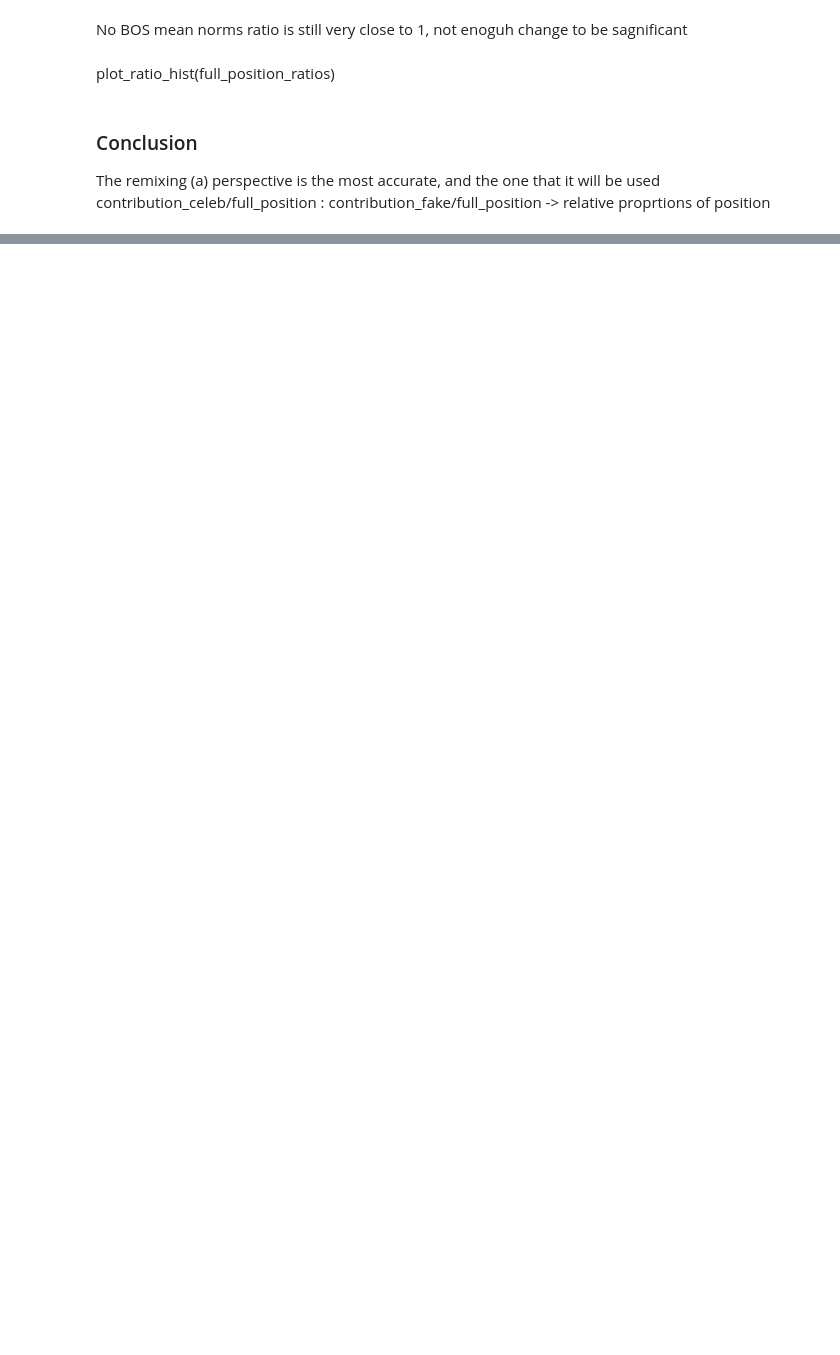
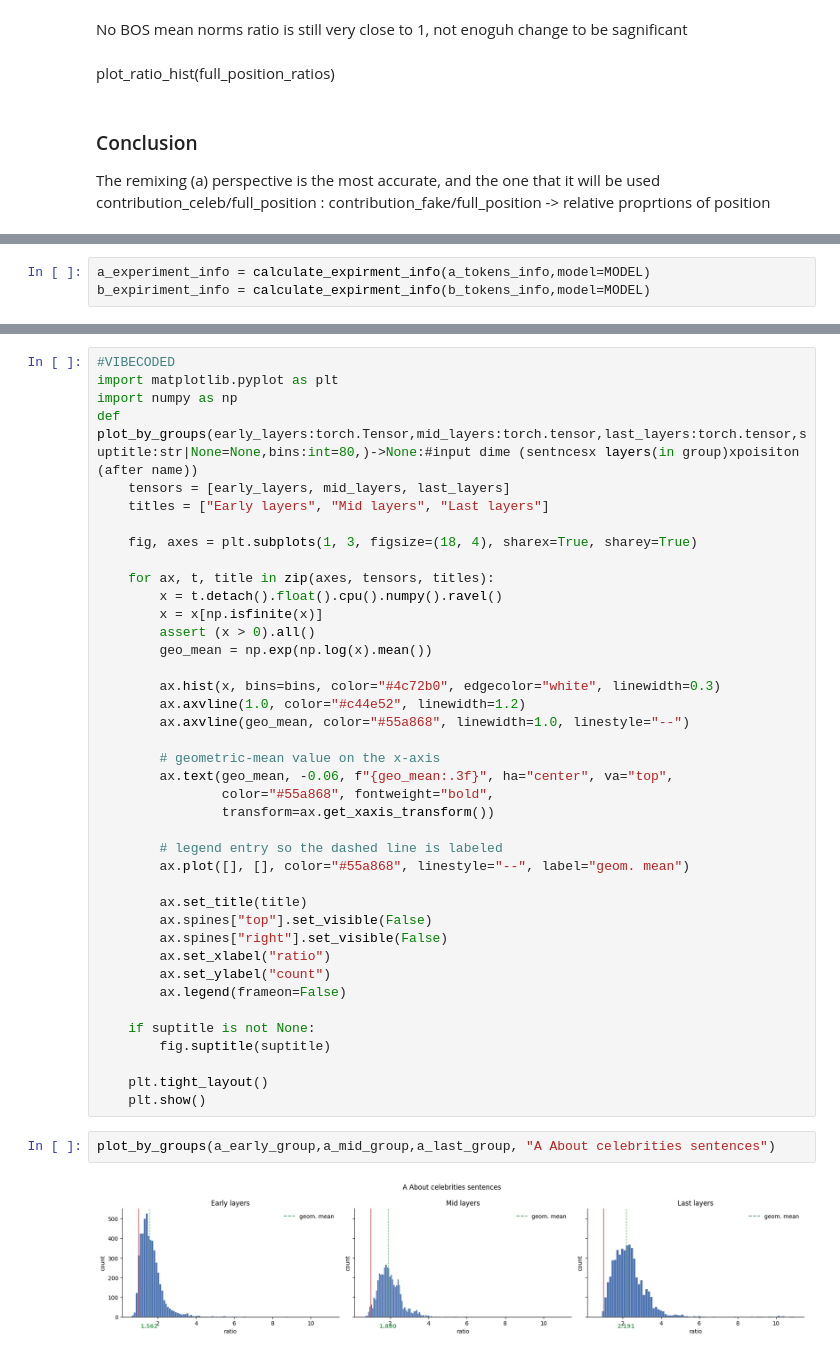
Before and after one commit to NegevTag/Visualizing-information-flow-in-transformers, a Jupyter notebook: real/science/experiment_1_celebrities/celebrity_experiment.ipynb, the cells around one changed output, grey strips where cells are left out. Cells and saved outputs as stored; diff of their text form; blank space fills up the shorter version.

Commit message:
Results of first expirment

```diff
--- a/real/science/experiment_1_celebrities/celebrity_experiment.ipynb
+++ b/real/science/experiment_1_celebrities/celebrity_experiment.ipynb
@@ -585,0 +591,3 @@ contribution_celeb/full_position : contribution_fake/full_position -> relative p
+# %%
+a_experiment_info = calculate_expirment_info(a_tokens_info,model=MODEL)
+b_expiriment_info = calculate_expirment_info(b_tokens_info,model=MODEL)
@@ -585,0 +874,44 @@ contribution_celeb/full_position : contribution_fake/full_position -> relative p
+# %%
+#VIBECODED
+import matplotlib.pyplot as plt
+import numpy as np
+def plot_by_groups(early_layers:torch.Tensor,mid_layers:torch.tensor,last_layers:torch.tensor,suptitle:str|None=None,bins:int=80,)->None:#input dime (sentncesx layers(in group)xpoisiton (after name))
+    tensors = [early_layers, mid_layers, last_layers]
+    titles = ["Early layers", "Mid layers", "Last layers"]
+
+    fig, axes = plt.subplots(1, 3, figsize=(18, 4), sharex=True, sharey=True)
+
+    for ax, t, title in zip(axes, tensors, titles):
+        x = t.detach().float().cpu().numpy().ravel()
+        x = x[np.isfinite(x)]
+        assert (x > 0).all()
+        geo_mean = np.exp(np.log(x).mean())
+
+        ax.hist(x, bins=bins, color="#4c72b0", edgecolor="white", linewidth=0.3)
+        ax.axvline(1.0, color="#c44e52", linewidth=1.2)
+        ax.axvline(geo_mean, color="#55a868", linewidth=1.0, linestyle="--")
+
+        # geometric-mean value on the x-axis
+        ax.text(geo_mean, -0.06, f"{geo_mean:.3f}", ha="center", va="top",
+                color="#55a868", fontweight="bold",
+                transform=ax.get_xaxis_transform())
+
+        # legend entry so the dashed line is labeled
+        ax.plot([], [], color="#55a868", linestyle="--", label="geom. mean")
+
+        ax.set_title(title)
+        ax.spines["top"].set_visible(False)
+        ax.spines["right"].set_visible(False)
+        ax.set_xlabel("ratio")
+        ax.set_ylabel("count")
+        ax.legend(frameon=False)
+
+    if suptitle is not None:
+        fig.suptitle(suptitle)
+
+    plt.tight_layout()
+    plt.show()
+# %%
+plot_by_groups(a_early_group,a_mid_group,a_last_group, "A About celebrities sentences")
+# %% [output]
+[figure, added]
```
Also changed, not shown: parts of 40 cells of this notebook, 4 other files.
